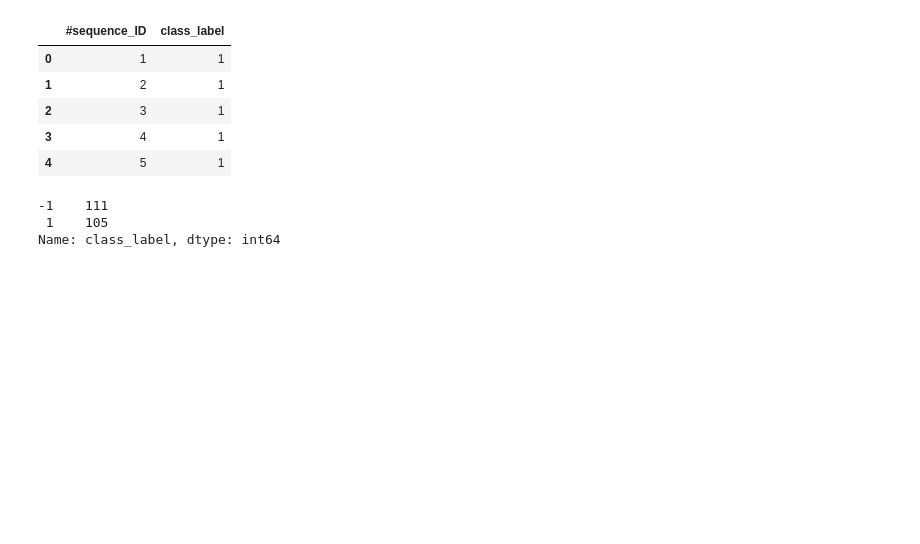
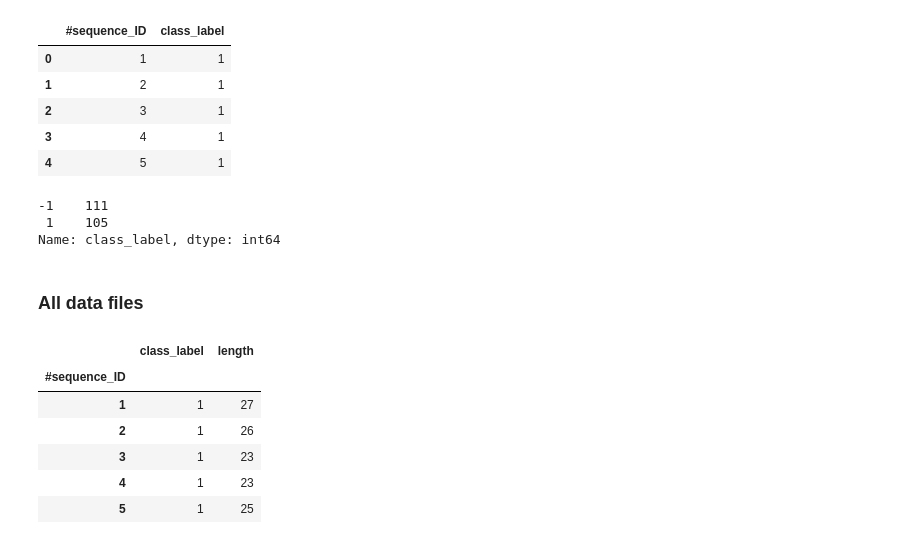
Before and after one commit to animaviridis/dmv-practicals, a Jupyter notebook: assessment/assignment1/task2/task2.ipynb, the cells around one changed output. Drawn from its saved outputs; the diff is of its cells as text; code cells hidden in the pictures; blank space fills up the shorter version.

```diff
--- a/assessment/assignment1/task2/task2.ipynb
+++ b/assessment/assignment1/task2/task2.ipynb
@@ -68,3 +72,5 @@ targets['class_label'].value_counts()  # number of classes, class labels, number
 -1    111
  1    105
 Name: class_label, dtype: int64
+# %% [markdown]
+### All data files
@@ -70,0 +79,13 @@ Name: class_label, dtype: int64
+# %%
+descr = targets['class_label'].to_frame()
+descr.index=targets['#sequence_ID']
+descr['length'] = [len(d) for d in all_data.values()]
+descr.head()
+# %% [output]
+|  | class_label | length |
+| #sequence_ID |  |  |
+| 1 | 1 | 27 |
+| 2 | 1 | 26 |
+| 3 | 1 | 23 |
+| 4 | 1 | 23 |
+| 5 | 1 | 25 |
```
Also changed, not shown: parts of 4 cells of this notebook.
